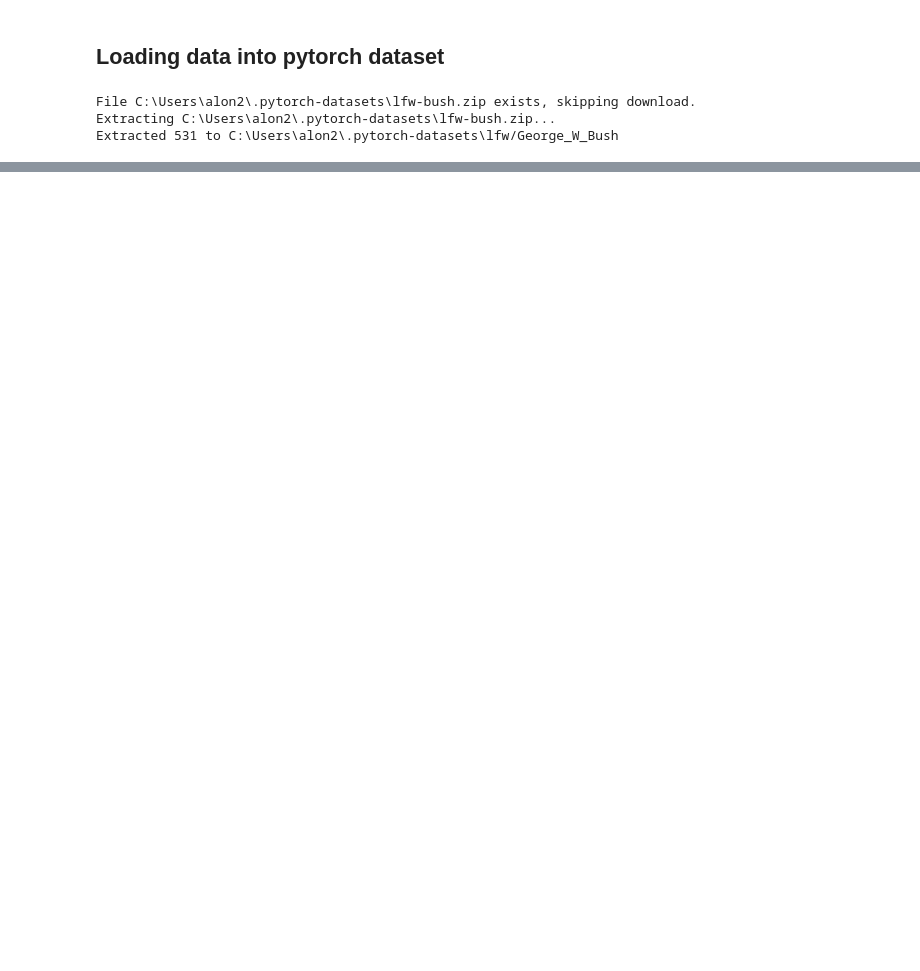
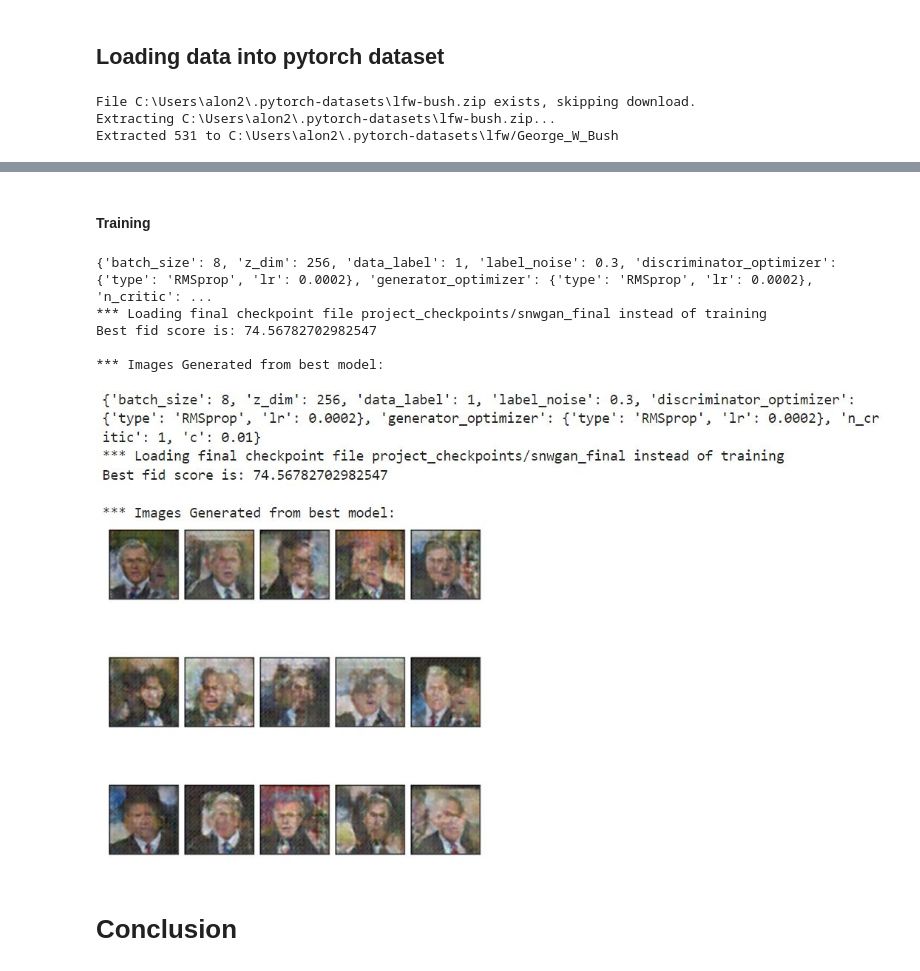
Before and after one commit to GuyAttia/MSC-DL-Course, a Jupyter notebook: hw4/Part4_MiniProject.ipynb, the cells around one changed output, grey strips where cells are left out. Drawn from its saved outputs; the diff is of its cells as text; code cells hidden in the pictures; blank space fills up the shorter version.

```diff
--- a/hw4/Part4_MiniProject.ipynb
+++ b/hw4/Part4_MiniProject.ipynb
@@ -167,0 +247,13 @@ SNWGANTrainer(hp, dl_train).train(50)
+# %% [markdown]
+#### Training
+# %%
+SNWGANTrainer = Train(name='snwgan',dataset=dataset, device=device, load_generated_data=True).train(200)
+# %% [output]
+{'batch_size': 8, 'z_dim': 256, 'data_label': 1, 'label_noise': 0.3, 'discriminator_optimizer': {'type': 'RMSprop', 'lr': 0.0002}, 'generator_optimizer': {'type': 'RMSprop', 'lr': 0.0002}, 'n_critic': ...
+*** Loading final checkpoint file project_checkpoints/snwgan_final instead of training
+Best fid score is: 74.56782702982547
+
+*** Images Generated from best model:
+[figure, added]
+# %% [markdown]
+# Conclusion
```
Also changed, not shown: parts of 23 cells of this notebook, 18 other files.
